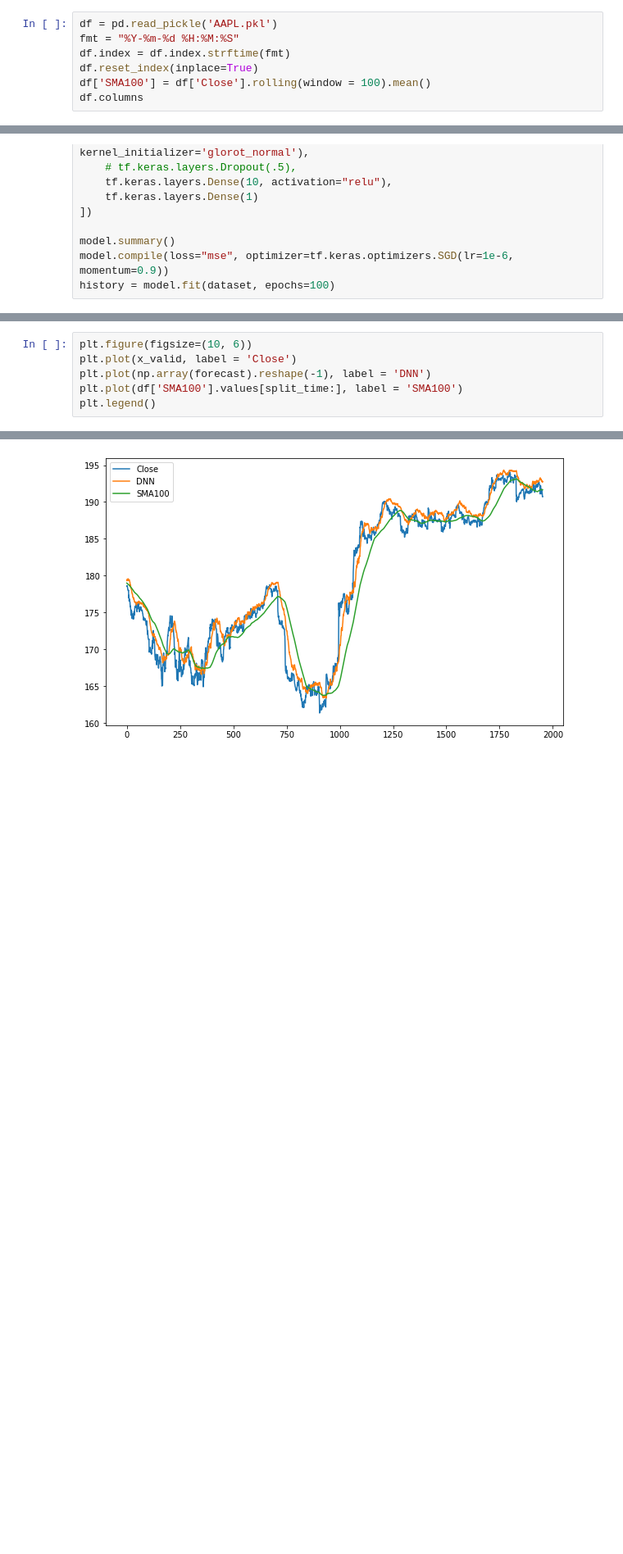
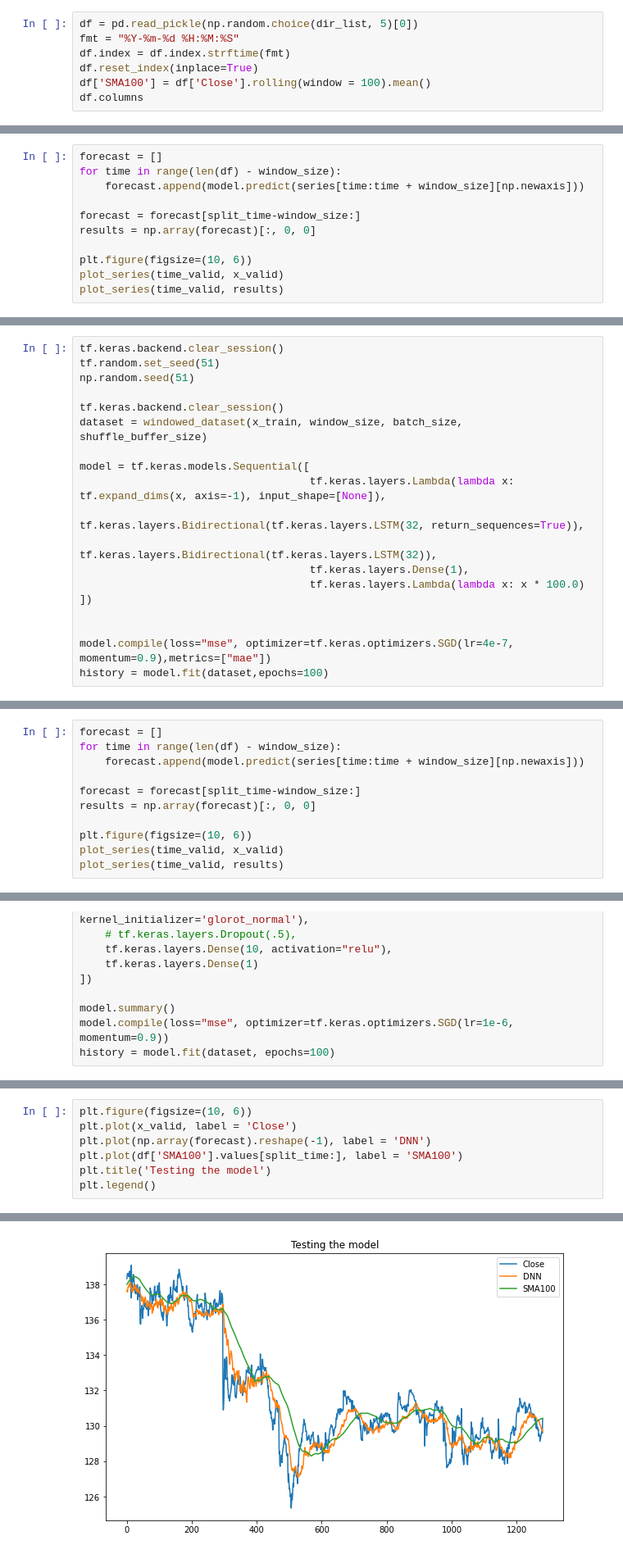
Before and after one commit to JeffJongyoon/Stock-price-prediction, a Jupyter notebook: Model.ipynb, the cells around one changed output, grey strips where cells are left out. Shown: that part at 82% size. Cells and saved outputs as stored; diff of their text form; blank space fills up the shorter version.

Commit message:
model updated

```diff
--- a/Model.ipynb
+++ b/Model.ipynb
@@ -32,5 +33,5 @@ Files and directories in ' /content/drive/My Drive/Colab Notebooks/Numeraxial/da
 # %%
-df = pd.read_pickle('AAPL.pkl')
+df = pd.read_pickle(np.random.choice(dir_list, 5)[0])
 fmt = "%Y-%m-%d %H:%M:%S"
 df.index = df.index.strftime(fmt)
 df.reset_index(inplace=True)
@@ -61,0 +224,11 @@ df
+# %%
+forecast = []
+for time in range(len(df) - window_size):
+    forecast.append(model.predict(series[time:time + window_size][np.newaxis]))
+
+forecast = forecast[split_time-window_size:]
+results = np.array(forecast)[:, 0, 0]
+
+plt.figure(figsize=(10, 6))
+plot_series(time_valid, x_valid)
+plot_series(time_valid, results)
@@ -61,0 +290,19 @@ df
+# %%
+tf.keras.backend.clear_session()
+tf.random.set_seed(51)
+np.random.seed(51)
+
+tf.keras.backend.clear_session()
+dataset = windowed_dataset(x_train, window_size, batch_size, shuffle_buffer_size)
+
+model = tf.keras.models.Sequential([
+                                    tf.keras.layers.Lambda(lambda x: tf.expand_dims(x, axis=-1), input_shape=[None]),
+                                    tf.keras.layers.Bidirectional(tf.keras.layers.LSTM(32, return_sequences=True)),
+                                    tf.keras.layers.Bidirectional(tf.keras.layers.LSTM(32)),
+                                    tf.keras.layers.Dense(1),
+                                    tf.keras.layers.Lambda(lambda x: x * 100.0)
+])
+
+
+model.compile(loss="mse", optimizer=tf.keras.optimizers.SGD(lr=4e-7, momentum=0.9),metrics=["mae"])
+history = model.fit(dataset,epochs=100)
@@ -61,0 +323,11 @@ df
+# %%
+forecast = []
+for time in range(len(df) - window_size):
+    forecast.append(model.predict(series[time:time + window_size][np.newaxis]))
+
+forecast = forecast[split_time-window_size:]
+results = np.array(forecast)[:, 0, 0]
+
+plt.figure(figsize=(10, 6))
+plot_series(time_valid, x_valid)
+plot_series(time_valid, results)
@@ -163,12 +404,13 @@ plt.legend(['Original','Predicted'])
 # %%
 plt.figure(figsize=(10, 6))
 plt.plot(x_valid, label = 'Close')
 plt.plot(np.array(forecast).reshape(-1), label = 'DNN')
 plt.plot(df['SMA100'].values[split_time:], label = 'SMA100')
+plt.title('Testing the model')
 plt.legend()
 # %% [output]
 <matplotlib.legend.Legend at 0x...>
-[figure, old version]
+[figure, new version]
 # %% [markdown]
 ## Conclusion
 
```
Also changed, not shown: parts of 64 cells of this notebook.
